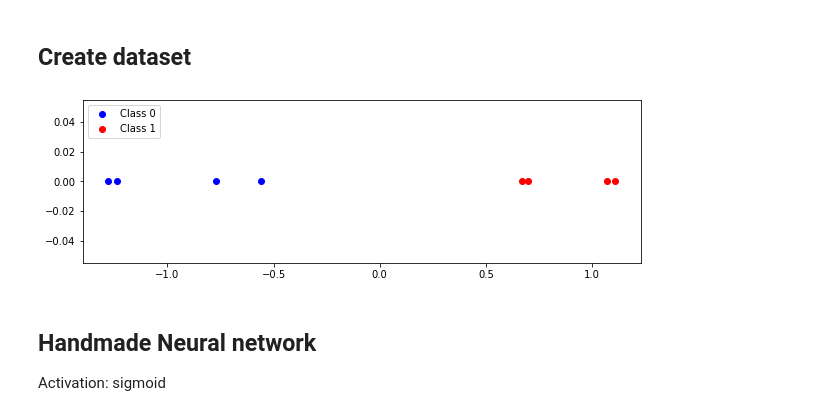
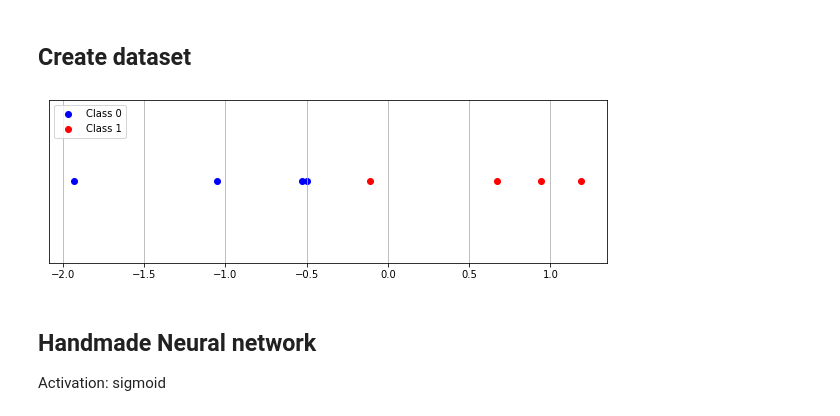
Before and after one commit to gmacario/10k, a Jupyter notebook: NN1 Neural Networks intro.ipynb, the cells around one changed output. Drawn from its saved outputs; the diff is of its cells as text; code cells hidden in the pictures.

```diff
--- a/NN1 Neural Networks intro.ipynb
+++ b/NN1 Neural Networks intro.ipynb
@@ -17,16 +17,17 @@ sympy.init_printing(forecolor="black")
 ## Create dataset
 # %%
 POINTS = 4
-SCALE = 0.5
+SCALE = .5
 class0 = np.around(np.random.normal(loc=-1, scale=SCALE, size=POINTS), decimals=2)
 class1 = np.around(np.random.normal(loc=1, scale=SCALE, size=POINTS), decimals=2)
 plt.figure(figsize=(10, 3))
-plt.scatter(x=class0, y=np.zeros(POINTS), c="blue", label="Class 0")
-plt.scatter(x=class1, y=np.zeros(POINTS), c="red", label="Class 1")
-plt.legend(loc="upper left")
-None
+plt.scatter(x=class0, y=np.zeros(POINTS),  c='blue', label='Class 0')
+plt.scatter(x=class1, y=np.zeros(POINTS), c='red', label='Class 1')
+plt.legend(loc='upper left')
+plt.grid(axis='x')
+plt.gca().get_yaxis().set_visible(False)
 # %% [output]
-[figure, old version]
+[figure, new version]
 # %% [markdown]
 ## Handmade Neural network
 
```
Also changed, not shown: parts of 6 cells of this notebook.
